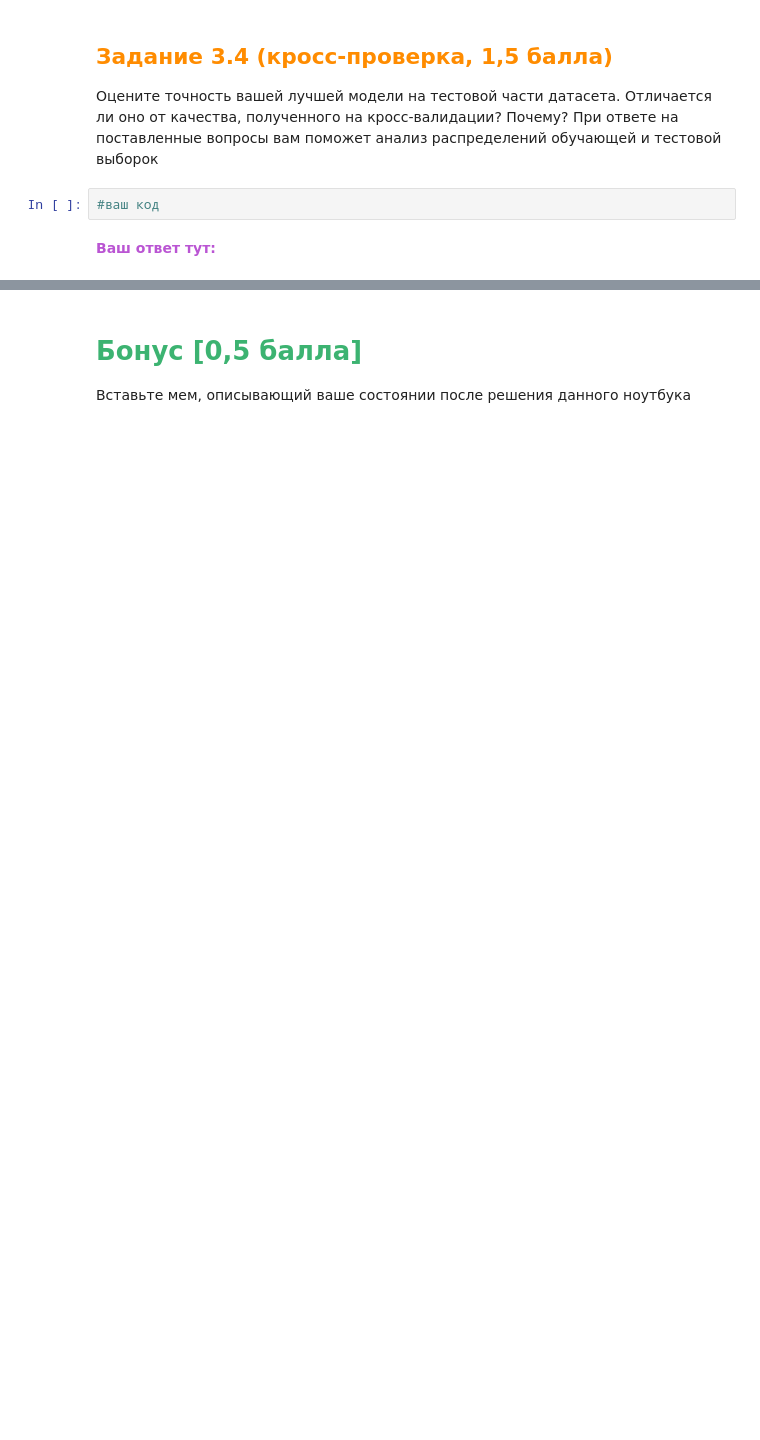
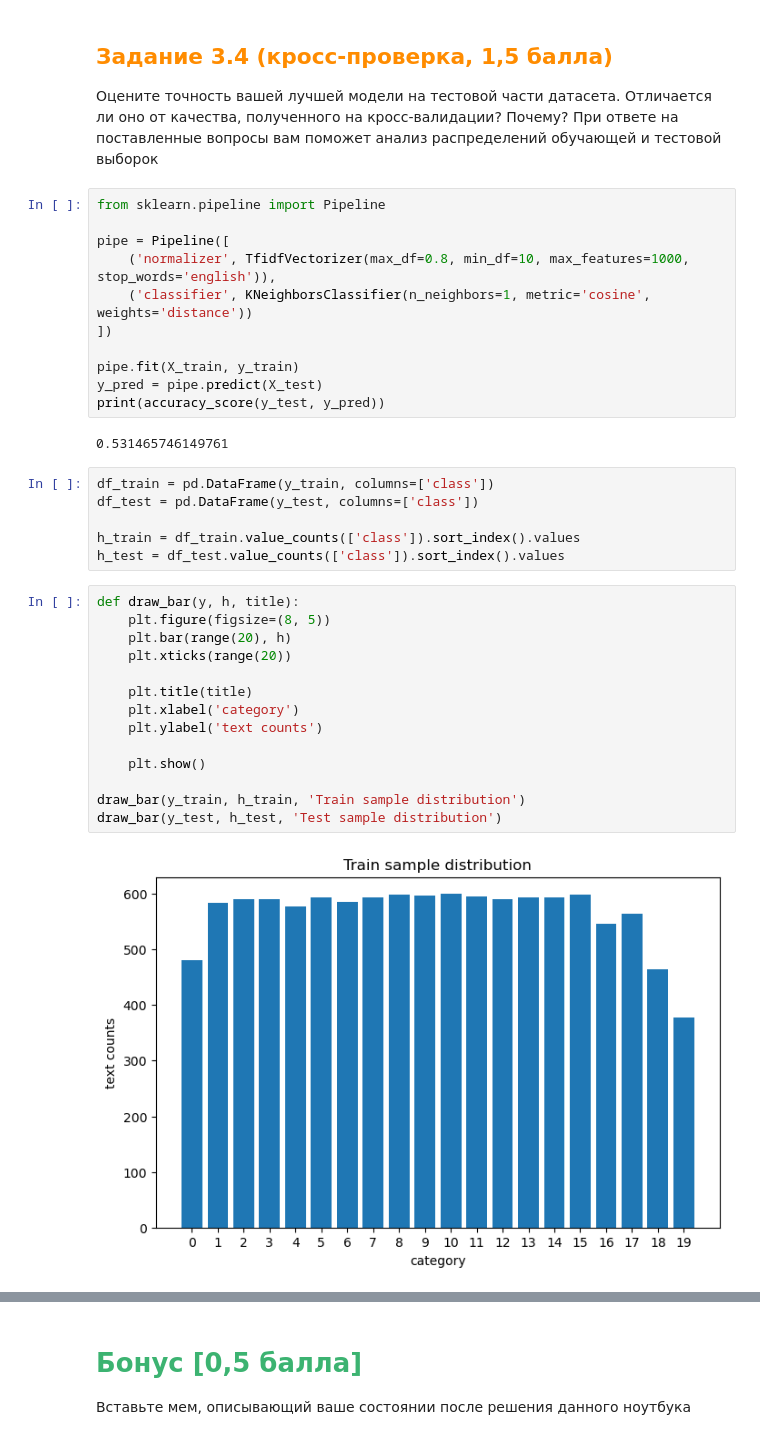
Before and after one commit to gerarte04/mlcmcmsu24, a Jupyter notebook: research/02_knn/[Research]_KNN_[2024_2025].ipynb, the cells around one changed output, grey strips where cells are left out. Saved outputs shown, nothing was run; the diff lists cells and outputs as text; blank space fills up the shorter version.

```diff
--- a/research/02_knn/[Research]_KNN_[2024_2025].ipynb
+++ b/research/02_knn/[Research]_KNN_[2024_2025].ipynb
@@ -286,7 +351,38 @@ parameters = {
 ## <font color='DarkOrange'>**Задание 3.4 (кросс-проверка, 1,5 баллa)**</font>
 
  Оцените точность вашей лучшей модели на тестовой части датасета. Отличается ли оно от качества, полученного на кросс-валидации? Почему? При ответе на поставленные вопросы вам поможет анализ распределений обучающей и тестовой выборок
-# %%
-#ваш код
-# %% [markdown]
-<font color='MediumOrchid'>**Ваш ответ тут:**</font>
+# %%
+from sklearn.pipeline import Pipeline
+
+pipe = Pipeline([
+    ('normalizer', TfidfVectorizer(max_df=0.8, min_df=10, max_features=1000, stop_words='english')),
+    ('classifier', KNeighborsClassifier(n_neighbors=1, metric='cosine', weights='distance'))
+])
+
+pipe.fit(X_train, y_train)
+y_pred = pipe.predict(X_test)
+print(accuracy_score(y_test, y_pred))
+# %% [output]
+0.531465746149761
+# %%
+df_train = pd.DataFrame(y_train, columns=['class'])
+df_test = pd.DataFrame(y_test, columns=['class'])
+
+h_train = df_train.value_counts(['class']).sort_index().values
+h_test = df_test.value_counts(['class']).sort_index().values
+# %%
+def draw_bar(y, h, title):
+    plt.figure(figsize=(8, 5))
+    plt.bar(range(20), h)
+    plt.xticks(range(20))
+
+    plt.title(title)
+    plt.xlabel('category')
+    plt.ylabel('text counts')
+
+    plt.show()
+
+draw_bar(y_train, h_train, 'Train sample distribution')
+draw_bar(y_test, h_test, 'Test sample distribution')
+# %% [output]
+[figure, added]
```
Also changed, not shown: parts of 19 cells of this notebook.
